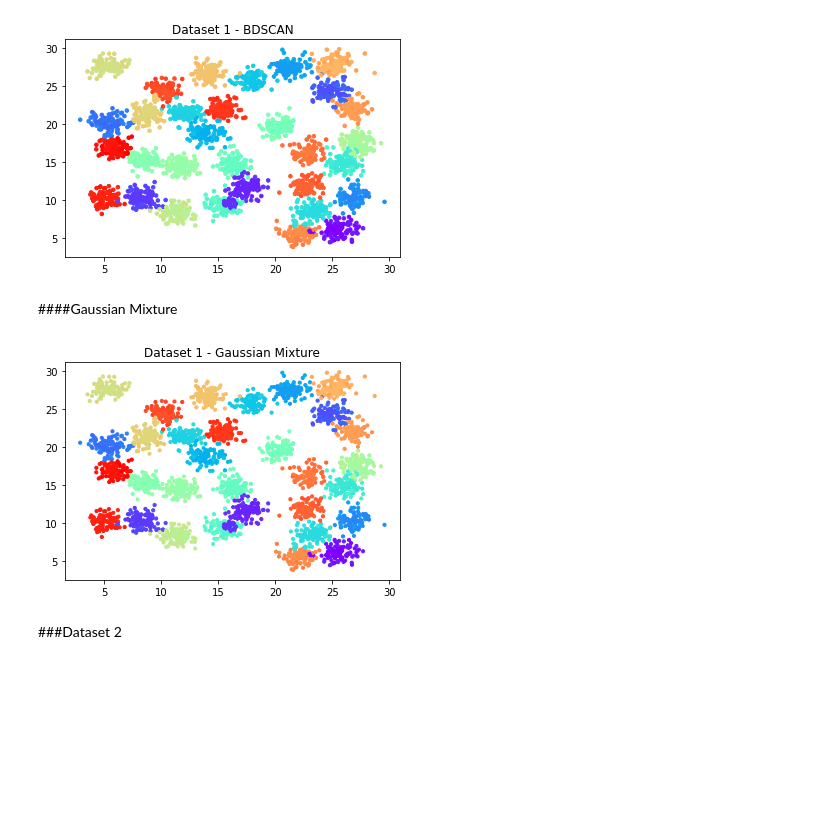
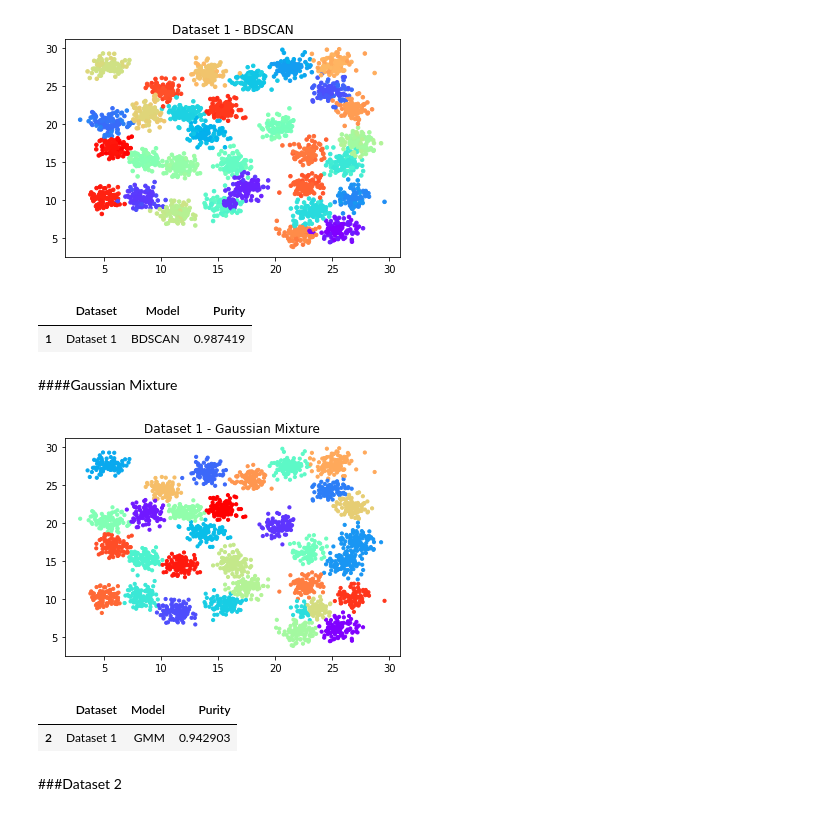
Before and after one commit to saeedgolzar/aml-course, a Jupyter notebook: Assignments/ML_HW3/AML_HW3.ipynb, the cells around one changed output. Saved outputs shown, nothing was run; the diff lists cells and outputs as text; code cells hidden in the pictures; blank space fills up the shorter version.

```diff
--- a/Assignments/ML_HW3/AML_HW3.ipynb
+++ b/Assignments/ML_HW3/AML_HW3.ipynb
@@ -493,18 +516,28 @@ plt.title('Dataset 1 - BDSCAN')
 plt.savefig("DBS-1.svg")
 # %% [output]
 [figure]
+# %%
+result_handler('Dataset 1', 'BDSCAN', purity_score(y_true, y_bds))
+# %% [output]
+|  | Dataset | Model | Purity |
+| 1 | Dataset 1 | BDSCAN | 0.987419 |
 # %% [markdown]
 ####Gaussian Mixture
 # %%
 from sklearn.mixture import GaussianMixture
 
-gmm = GaussianMixture().fit(X)
+gmm = GaussianMixture(n_components=31).fit(X)
 y_gmm = gmm.predict(X)
-plt.scatter(X[:, 0], X[:, 1], c=labels, s=40, cmap='rainbow', marker='.')
+plt.scatter(X[:, 0], X[:, 1], c=y_gmm, s=40, cmap='rainbow', marker='.')
 plt.title('Dataset 1 - Gaussian Mixture')
 plt.savefig("GMM-1.svg")
 # %% [output]
-[figure, old version]
+[figure, new version]
+# %%
+result_handler('Dataset 1', 'GMM', purity_score(y_true, y_gmm))
+# %% [output]
+|  | Dataset | Model | Purity |
+| 2 | Dataset 1 | GMM | 0.942903 |
 # %% [markdown]
 ###Dataset 2
 # %% [markdown]
```
Also changed, not shown: parts of 30 cells of this notebook.
